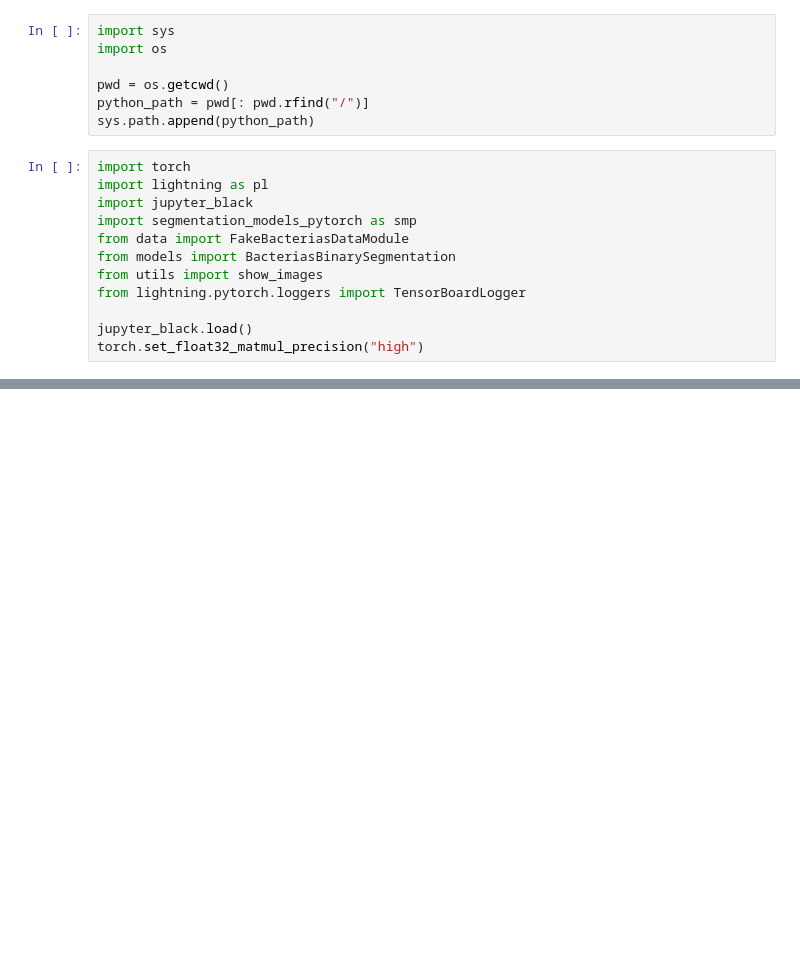
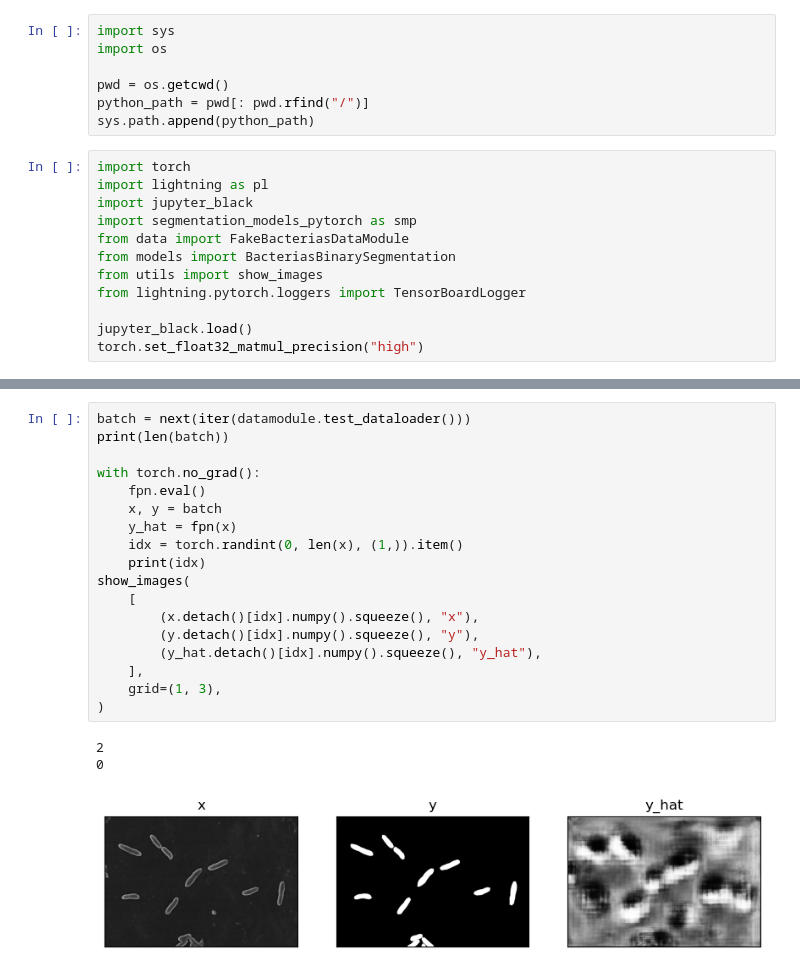
Before and after one commit to tcaty/bacteria-detection, a Jupyter notebook: src/notebooks/FPN.ipynb, the cells around one changed output, grey strips where cells are left out. Cells and saved outputs as stored; diff of their text form; blank space fills up the shorter version.

```diff
--- a/src/notebooks/FPN.ipynb
+++ b/src/notebooks/FPN.ipynb
@@ -162,0 +121,22 @@ torch.Size([128, 1, 64, 64])
+# %%
+batch = next(iter(datamodule.test_dataloader()))
+print(len(batch))
+
+with torch.no_grad():
+    fpn.eval()
+    x, y = batch
+    y_hat = fpn(x)
+    idx = torch.randint(0, len(x), (1,)).item()
+    print(idx)
+show_images(
+    [
+        (x.detach()[idx].numpy().squeeze(), "x"),
+        (y.detach()[idx].numpy().squeeze(), "y"),
+        (y_hat.detach()[idx].numpy().squeeze(), "y_hat"),
+    ],
+    grid=(1, 3),
+)
+# %% [output]
+2
+0
+[figure, added]
```
Also changed, not shown: parts of 6 cells of this notebook.
